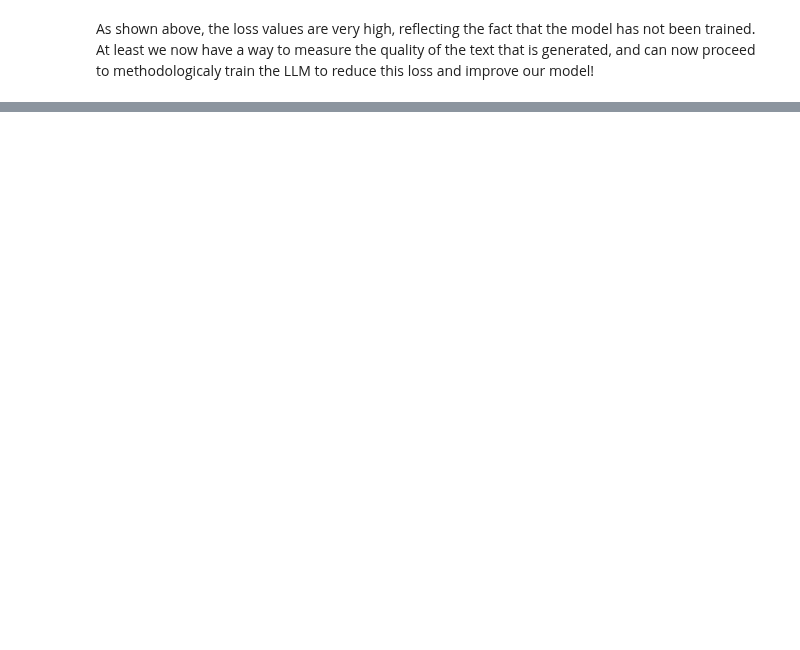
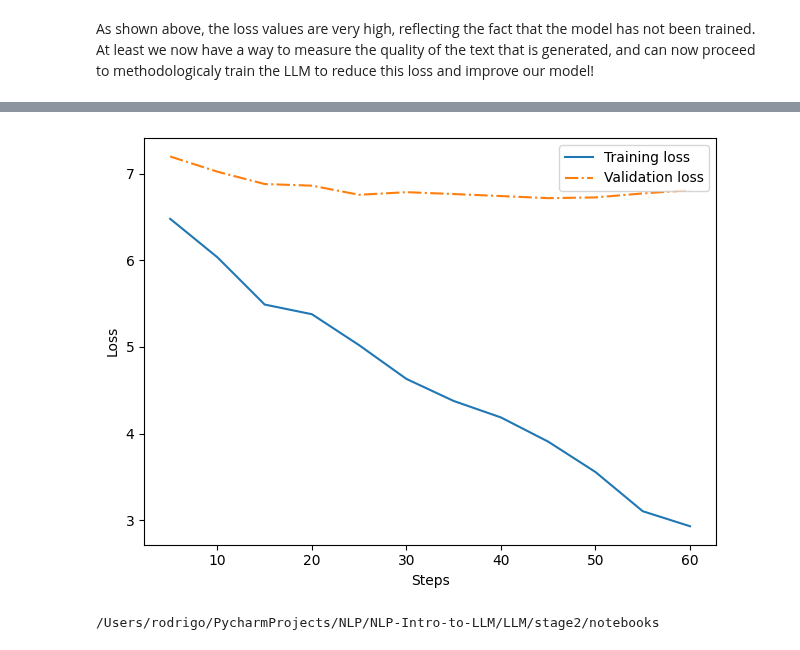
Before and after one commit to roodriigoooo/llm_deepdive, a Jupyter notebook: LLM/stage2/notebooks/pretraining.ipynb, the cells around one changed output, grey strips where cells are left out. Saved outputs shown, nothing was run; the diff lists cells and outputs as text; code cells hidden in the pictures; blank space fills up the shorter version.

Commit message:
saved model, shorter txt

```diff
--- a/LLM/stage2/notebooks/pretraining.ipynb
+++ b/LLM/stage2/notebooks/pretraining.ipynb
@@ -326,13 +334,22 @@ are not located in the United States, you will have to check the laws
 of the country where you are located before using this eBook.*
 # %%
 pandp = '../../../data/pride_and_prejudice.txt'
-with open(pandp, "r", encoding="utf-8") as f:
-    text = f.read()
+short_stories = '../../../data/selected_shrt_stories.txt'
+with open(pandp, "r", encoding="utf-8") as f1:
+    text1 = f1.read()
 
-character_num = len(text)
-tokens_num = len(tokenizer.encode(text))
-print(f'Number of characters in text: {character_num}')
-print(f'Number of tokens in text: {tokens_num}')
+with open(short_stories, "r", encoding="utf-8") as f2:
+    text2 = f2.read()
+
+character_num1 = len(text1)
+tokens_num1 = len(tokenizer.encode(text1))
+print(f'Number of characters in text: {character_num1}')
+print(f'Number of tokens in text: {tokens_num1}')
+
+character_num2 = len(text2)
+tokens_num2 = len(tokenizer.encode(text2))
+print(f'Number of characters in text: {character_num2}')
+print(f'Number of tokens in text: {tokens_num2}')
 # %% [output]
 Number of characters in text: 704415
 Number of tokens in text: 177123
@@ -375,9 +394,11 @@ def print_loader_shapes(loaders):
             print(f'Batch #{i}: x.shape={x.shape}, y.shape={y.shape}')
         print()
 
-train_loader, val_loader = build_loaders(text, cfg_pt)
-print_loader_shapes({'train':train_loader,
-                    'validation':val_loader})
+train_loader_, val_loader_ = build_loaders(text1, cfg_pt)
+print_loader_shapes({'train':train_loader_,
+                    'validation':val_loader_})
+
+train_loader, val_loader = build_loaders(text2, cfg_pt)
 # %% [output]
 Train loader:
 Batch #1: x.shape=torch.Size([4, 256]), y.shape=torch.Size([4, 256])
@@ -527,6 +550,6 @@ torch.manual_seed(123)
 
 history = train_model(model, train_loader, val_loader,
                       optimizer, device=device, num_epochs=num_epochs,
-                      eval_freq = 250, eval_iter = 10, sample_prompt="A man once told me",
+                      eval_freq = 5, eval_iter =5, sample_prompt="A man once told me",
                       tokenizer=tokenizer)
 # %% [output]
@@ -543,0 +597,17 @@ Epoch 5 done in 1168.3757078647614 seconds
+# %%
+import matplotlib.pyplot as plt
+
+plt.plot(history['steps'], history['train_loss'], label='Training loss')
+plt.plot(history['steps'], history['val_loss'], linestyle="-.", label='Validation loss')
+plt.xlabel('Steps')
+plt.ylabel('Loss')
+plt.legend(loc='upper right')
+plt.tight_layout()
+plt.show()
+# %% [output]
+[figure, added]
+# %%
+torch.save(model.state_dict(), 'model.pth')
+print(os.getcwd())
+# %% [output]
+/Users/rodrigo/PycharmProjects/NLP/NLP-Intro-to-LLM/LLM/stage2/notebooks
```
Also changed, not shown: parts of 7 cells of this notebook, 1 other file.
